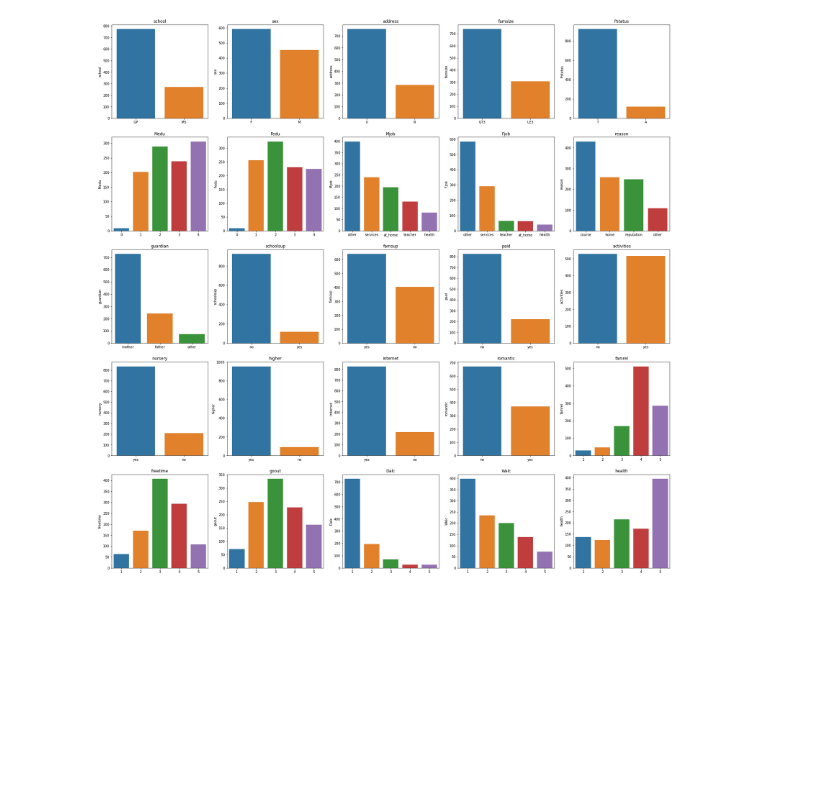
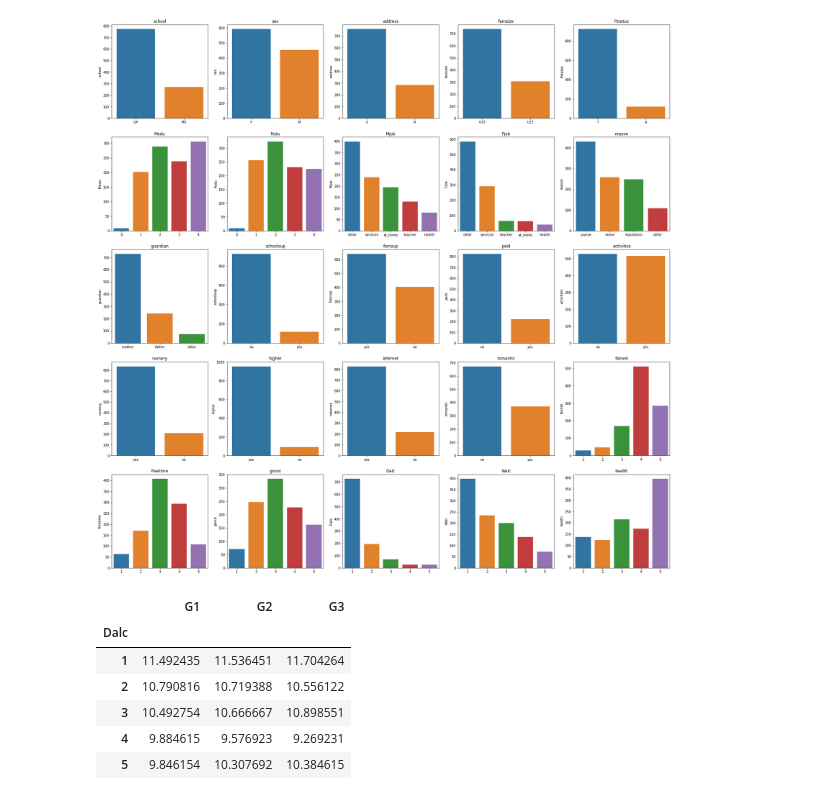
Before and after one commit to Lahiry/C.R.I.N.G.E.Y., a Jupyter notebook: Projeto2.ipynb, the cells around one changed output. Saved outputs shown, nothing was run; the diff lists cells and outputs as text; code cells hidden in the pictures; blank space fills up the shorter version.

```diff
--- a/Projeto2.ipynb
+++ b/Projeto2.ipynb
@@ -237,3 +257,13 @@ for i in enumerate(cat_data):
     sns.barplot(data[i[1]].value_counts().index, data[i[1]].value_counts()).set_title(i[1])
 # %% [output]
 [figure]
+# %%
+data.groupby(by = 'Dalc')['G1', 'G2','G3'].mean()
+# %% [output]
+|  | G1 | G2 | G3 |
+| Dalc |  |  |  |
+| 1 | 11.492435 | 11.536451 | 11.704264 |
+| 2 | 10.790816 | 10.719388 | 10.556122 |
+| 3 | 10.492754 | 10.666667 | 10.898551 |
+| 4 | 9.884615 | 9.576923 | 9.269231 |
+| 5 | 9.846154 | 10.307692 | 10.384615 |
```
Also changed, not shown: parts of 10 cells of this notebook.
